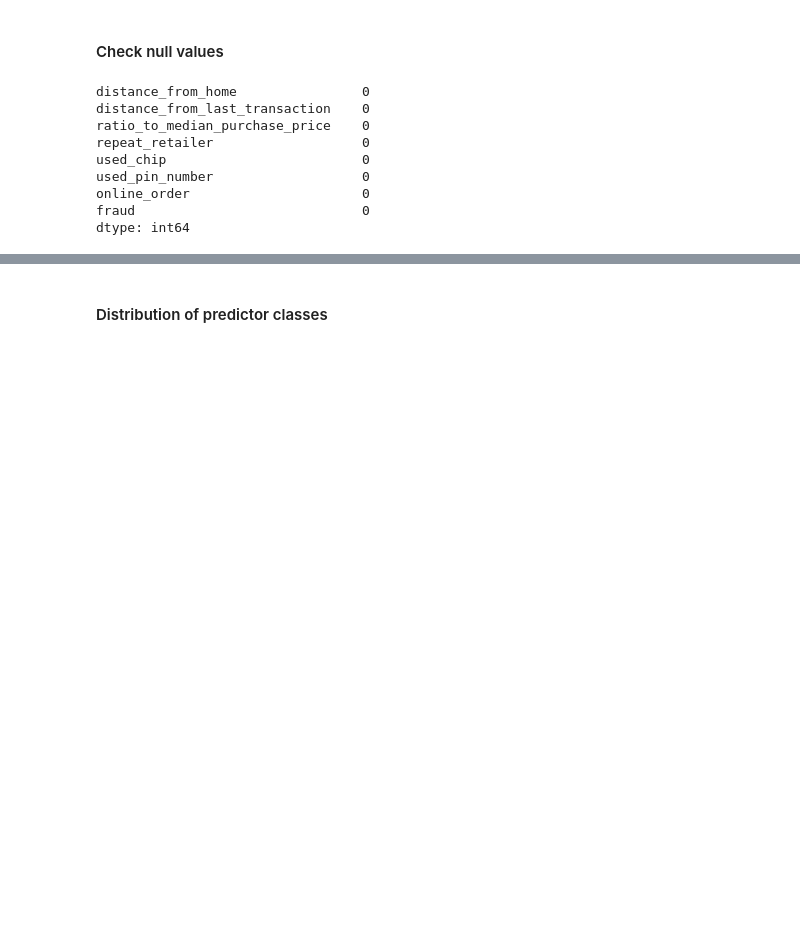
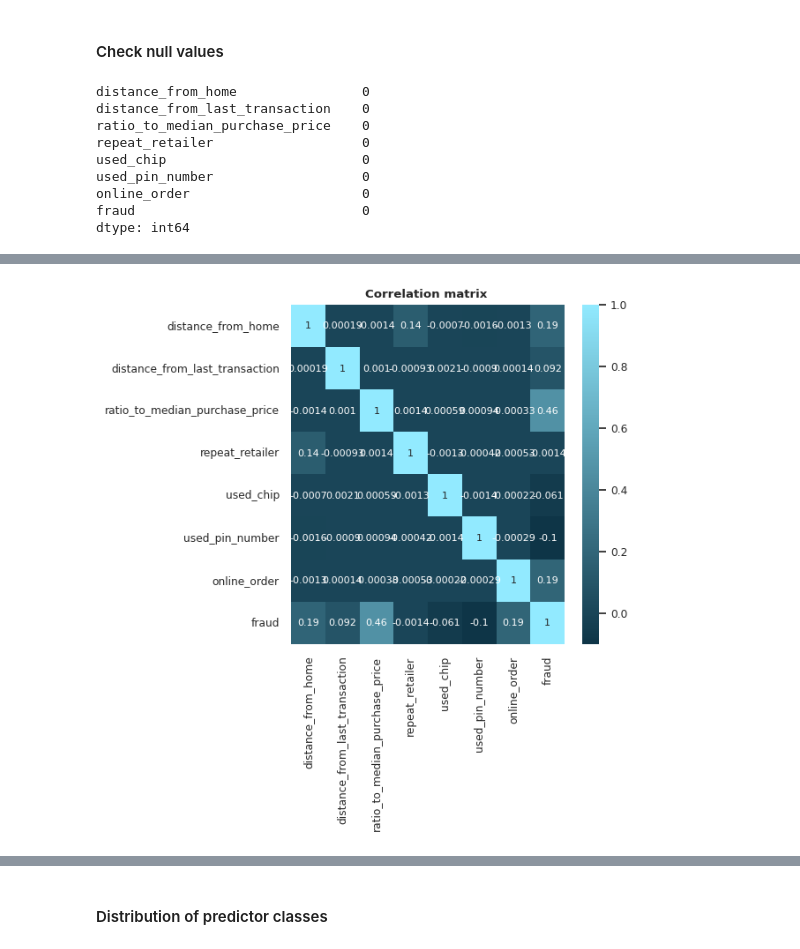
Before and after one commit to William-CCS96/Credit-card-fraud-predictive-model-with_decision_tree_and_random_forest, a Jupyter notebook: notebooks/0.0-credit_card_fraud_predictive_model_with_decision_tree_and_random_forest-introduction.ipynb, the cells around one changed output, grey strips where cells are left out. Drawn from its saved outputs; the diff is of its cells as text; code cells hidden in the pictures; blank space fills up the shorter version.

```diff
--- a/notebooks/0.0-credit_card_fraud_predictive_model_with_decision_tree_and_random_forest-introduction.ipynb
+++ b/notebooks/0.0-credit_card_fraud_predictive_model_with_decision_tree_and_random_forest-introduction.ipynb
@@ -142,0 +154,11 @@ dtype: int64
+# %%
+colors = ["#0E3547", "#92EAFF", "#6B6B6B"]
+cmap = LinearSegmentedColormap.from_list('Custom', colors[:2], N=256)
+
+plt.figure(figsize=(5,5))
+sns.set(style="whitegrid", context="notebook", font_scale=0.8)
+sns.heatmap(df.corr(), cmap=cmap, annot=True, annot_kws={"size": 8})
+plt.title("Correlation matrix ", fontweight='bold')
+plt.show()
+# %% [output]
+[figure, added]
```
Also changed, not shown: parts of 51 cells of this notebook.
